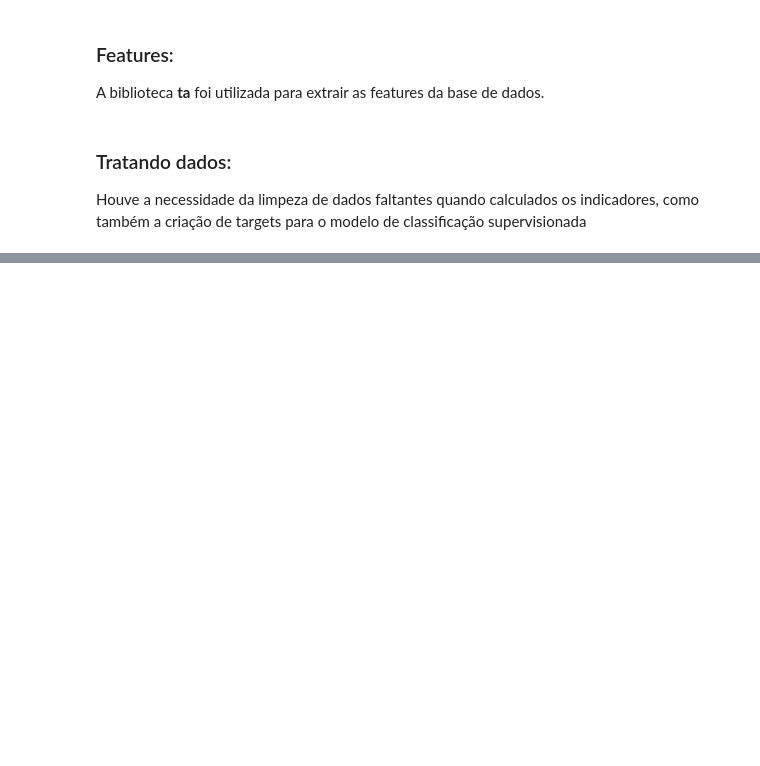
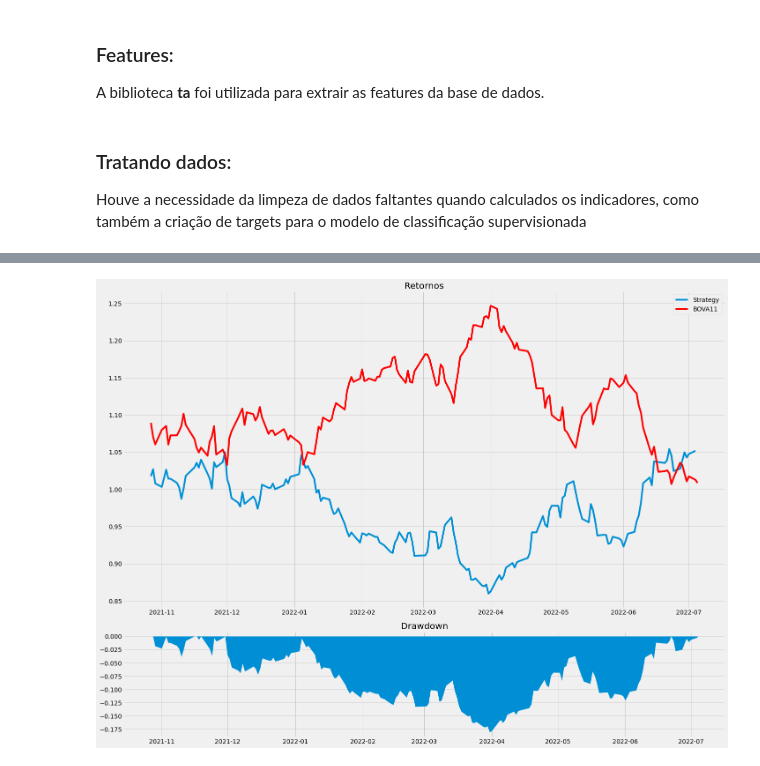
Before and after one commit to Jhonattanln/Bayesian_Optimization, a Jupyter notebook: Código.ipynb, the cells around one changed output, grey strips where cells are left out. Cells and saved outputs as stored; diff of their text form; code cells hidden in the pictures; blank space fills up the shorter version.

```diff
--- a/Código.ipynb
+++ b/Código.ipynb
@@ -101,0 +108,15 @@ ValueError: Dimension has to be a list or tuple.
+# %%
+optimization_function = partial(
+    optimize,
+    param_names=param_names,
+    x=X_train,
+    y=y_train
+)
+# %%
+result = gp_minimize(
+    optimization_function,  # Function to minimize. Should take a single list of parameters and return the objective value.
+    dimensions=param_space, # List of search space dimensions.
+    n_calls=15, # Number of calls to func
+    n_random_starts=10, # Number of evaluations of func with random points
+    verbose=10 # Control the verbosity. It is advised to set the verbosity to True for long optimization runs
+)
@@ -101,0 +149,4 @@ ValueError: Dimension has to be a list or tuple.
+# %%
+rf = RandomForestClassifier(**dict(zip(param_names, result.x)))
+# %%
+rf.fit(X_train, y_train)
@@ -101,0 +168,21 @@ ValueError: Dimension has to be a list or tuple.
+# %%
+df['Strategy_returns'] = df['Retornos'].shift(-1) * rf.predict(X) ### retorno da estratégia
+### Calculando Drawdown
+strategy = df['Strategy_returns'][X_train.shape[0]:]
+bova = df['Fechamento'][X_train.shape[0]:].div(df['Fechamento'].iloc[0])
+wealth = 1000*(1+strategy).cumprod()
+peaks = wealth.cummax()
+drawdown = (wealth-peaks)/peaks
+
+plt.style.use('fivethirtyeight')
+f, (a0, a1) = plt.subplots(2, 1, figsize=(20, 15), gridspec_kw={'height_ratios': [3, 1]})
+a0.plot((df['Strategy_returns'][X_train.shape[0]:]+1).cumprod())
+a0.plot(bova, color='red')
+a0.set_title('Retornos')
+a0.legend(['Strategy', 'BOVA11'])
+a1.plot(drawdown, linewidth=0)
+a1.set_title('Drawdown')
+a1.fill_between(drawdown.index, drawdown, alpha=1)
+f.tight_layout()
+# %% [output]
+[figure, added]
```
Also changed, not shown: parts of 20 cells of this notebook.
